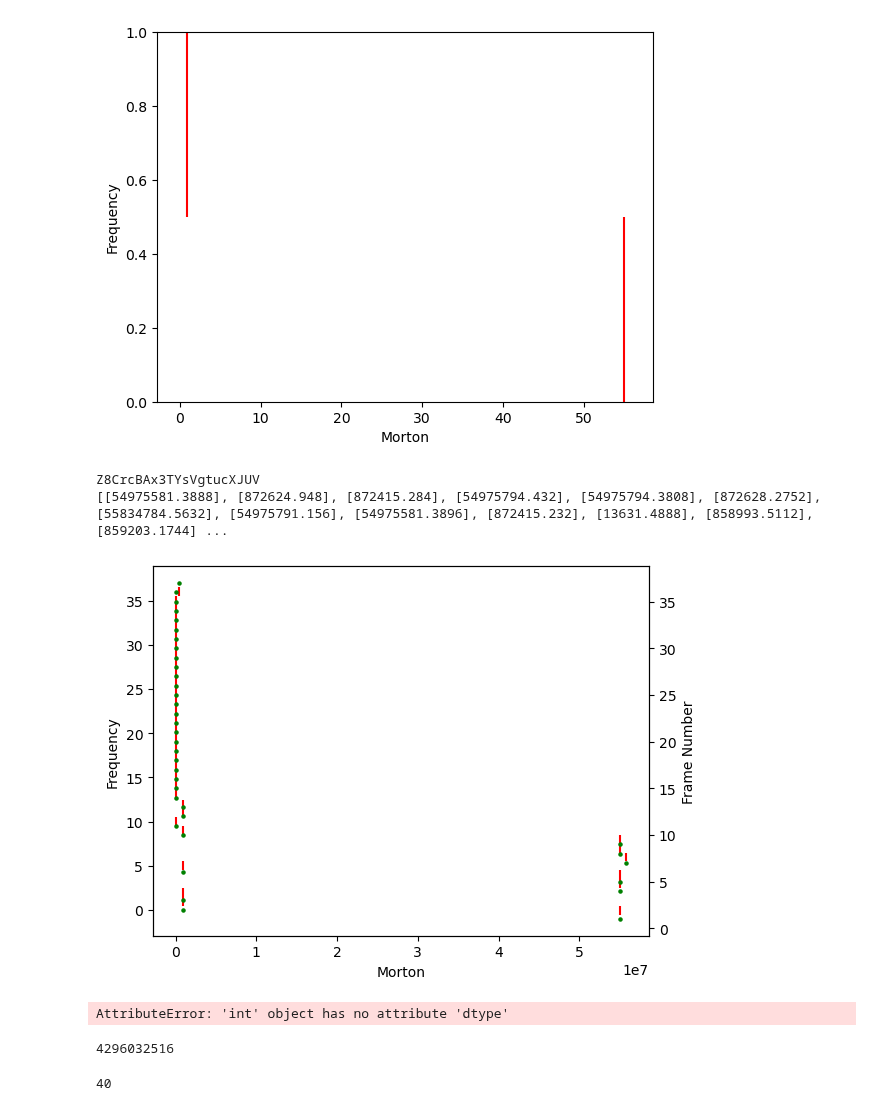
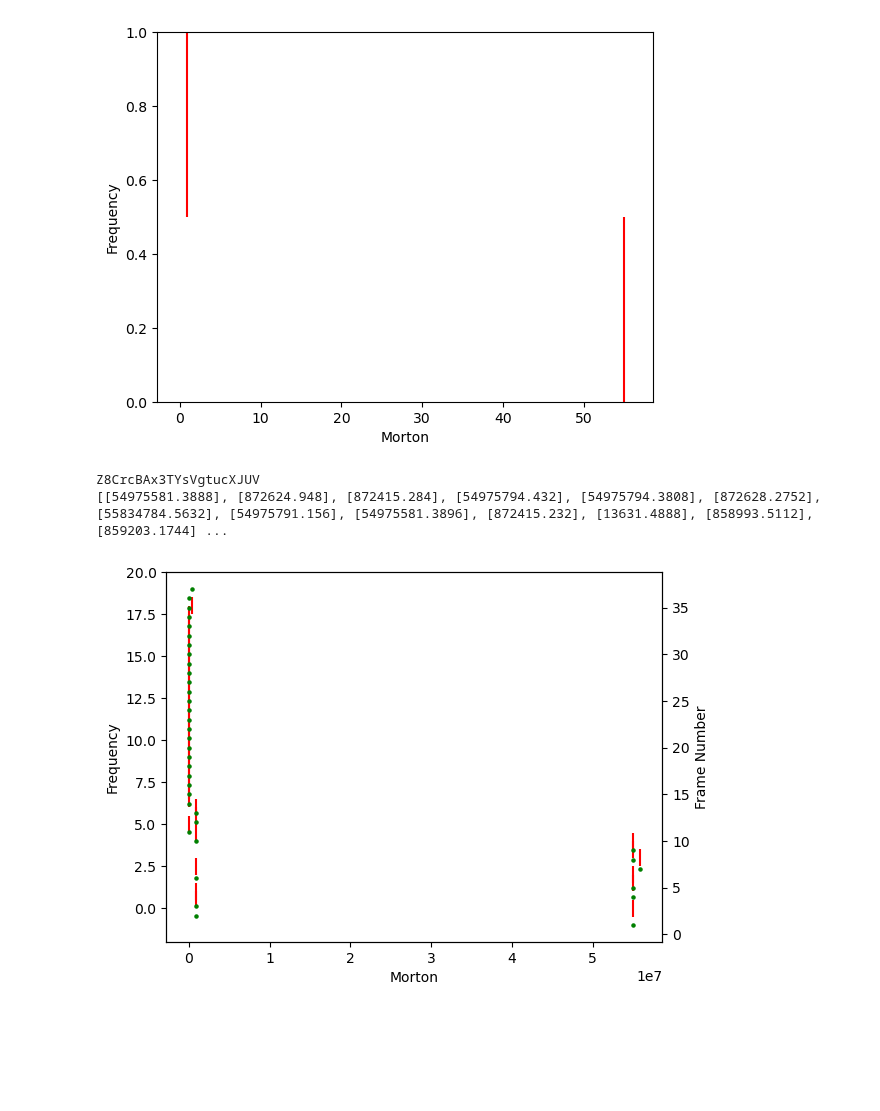
Before and after one commit to Claud1234/PCICF, a Jupyter notebook: ipython/computing_morton_and_plot.ipynb, the cells around one changed output. Saved outputs shown, nothing was run; the diff lists cells and outputs as text; code cells hidden in the pictures; blank space fills up the shorter version.

```diff
--- a/ipython/computing_morton_and_plot.ipynb
+++ b/ipython/computing_morton_and_plot.ipynb
@@ -148,41 +148,29 @@ Z8CrcBAx3TYsVgtucXJUV
 # %%
 _, ax1 = plt.subplots()
 ax1.set_xlabel("Morton")
 ax1.set_ylabel("Frequency")
 #ax1.set_ylim((0, 1))
 mortons_seq = []
 for seq in os.listdir(smirk_child):
     print(seq)
     if os.path.isdir(os.path.join(smirk_child, seq)): # reason for this is there is a labels.csv file in /child, need to skip it.
         for anno_frame in sorted(glob.glob(os.path.join(smirk_child, seq, '*.labels.png'))):
             rgb_frame = anno_frame.replace('.labels.png', '.png').replace('../datasets/smirk/child', 'child')
             morton_frame = morton_codes.set_index('frame').loc[rgb_frame].values.astype(float) / 10000
             mortons_seq.append(list(morton_frame))
 
         print(mortons_seq)
-        ax1.eventplot(mortons_seq, orientation='horizontal', colors="red",lineoffsets=1,linelengths=1)
+        ax1.eventplot(mortons_seq, orientation='horizontal', colors="red",lineoffsets=0.5,linelengths=1)
 
         ax2 = ax1.twinx()
         for frame_id in range(len(mortons_seq)):
             x=mortons_seq[frame_id]
             y=frame_id+1
             ax2.scatter(x, y, s=5, color='green')
             ax2.set_ylabel("Frame Number")
 
-
-
         break
 # %% [output]
 Z8CrcBAx3TYsVgtucXJUV
 [[54975581.3888], [872624.948], [872415.284], [54975794.432], [54975794.3808], [872628.2752], [55834784.5632], [54975791.156], [54975581.3896], [872415.232], [13631.4888], [858993.5112], [859203.1744] ...
-[figure, old version]
+[figure, new version]
-# %%
-input_0 = [0,0,4.688508033752441,0,0,0]
-input_1 = int(4.688508033752441)
-# %% [output]
-AttributeError: 'int' object has no attribute 'dtype'
-# %%
-out_0 = calculateMortonFromList_with_zCurve(input_0)
-out_0
-# %% [output]
-4296032516
@@ -193,5 +176,0 @@ def calculateMortonFrom1D_with_zCurve(a):
-# %%
-out_1 = calculateMortonFrom1D_with_zCurve(input_1)
-out_1
-# %% [output]
-40
```
Also changed, not shown: parts of 5 cells of this notebook, 3 other files.
